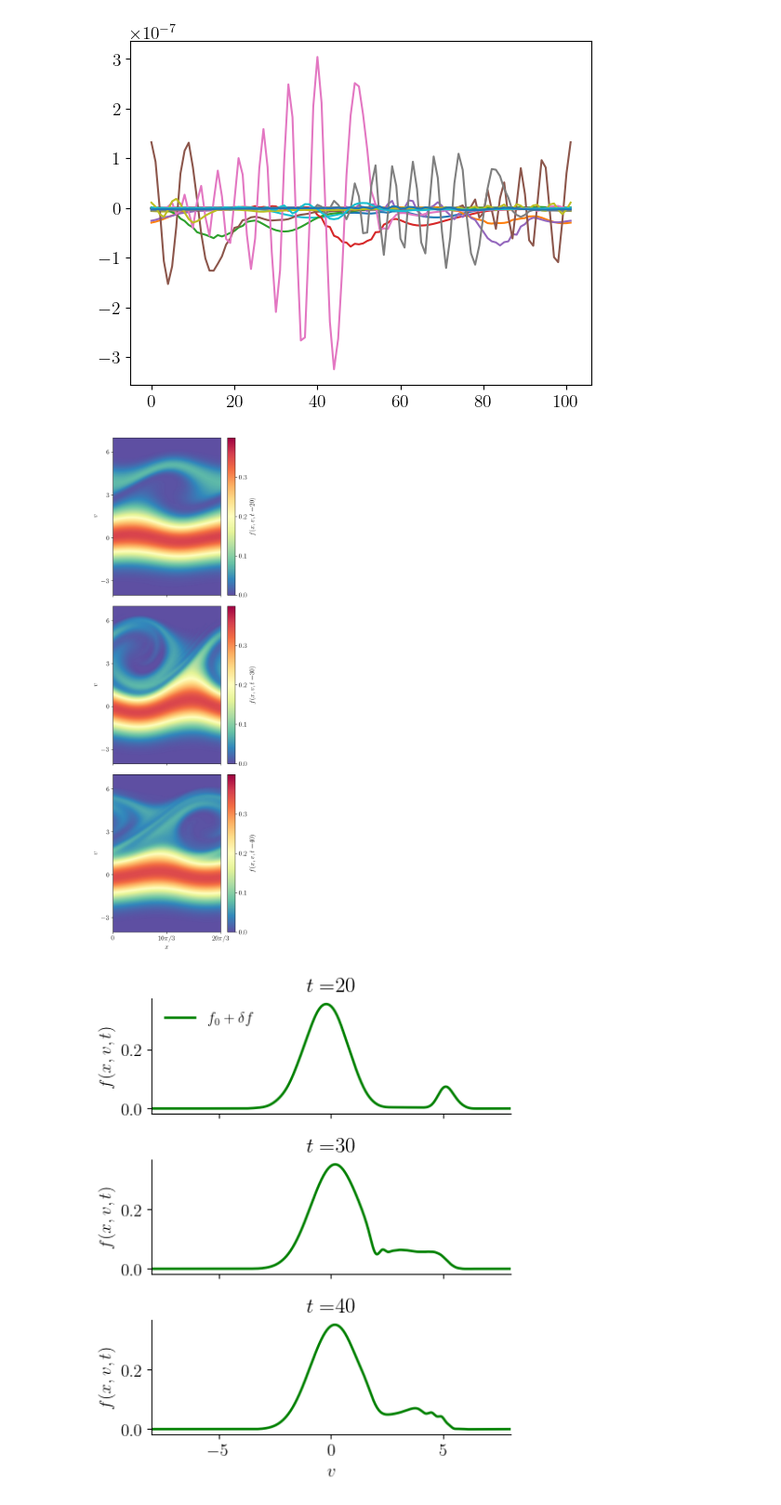
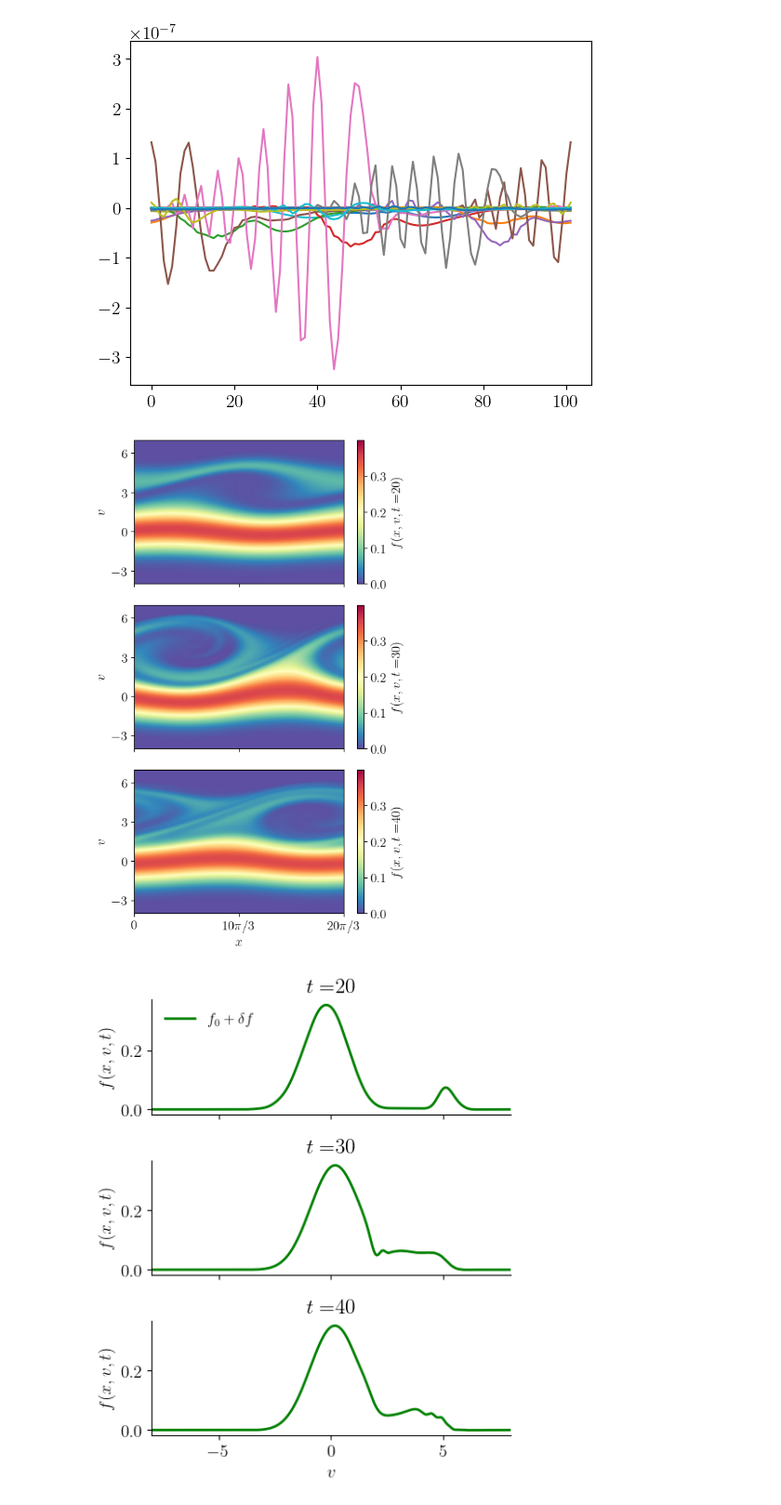
Before and after one commit to opaliss/mixed_methods, a Jupyter notebook: analysis/legendre/bump_on_tail_damping_legendre.ipynb, the cells around one changed output. Shown at 93% size. Cells and saved outputs as stored; diff of their text form; code cells hidden in the pictures.

```diff
--- a/analysis/legendre/bump_on_tail_damping_legendre.ipynb
+++ b/analysis/legendre/bump_on_tail_damping_legendre.ipynb
@@ -152,28 +152,28 @@ _ = plt.plot(state_e_midpoint[-1, :, ::200])
 [figure]
 # %%
 # plot the phase space evolution as a function of time
-fig, ax = plt.subplots(nrows=3, figsize=(5, 15), sharex=True)
+fig, ax = plt.subplots(nrows=3, figsize=(5, 8), sharex=True)
 for tt, ii in enumerate([len(sol_midpoint_t)//2, int(3*len(sol_midpoint_t)//4), -1]):
     ii = int(ii)
     distribution = np.zeros((len(x), len(v_)))
     for jj in range(setup.Nv_e):
         distribution += np.outer(state_e_midpoint[jj, :, ii], xi_legendre(v=v_, v_b=setup.v_b, v_a=setup.v_a, n=jj))
     pos = ax[tt].pcolormesh(x, v_, distribution.T, cmap="Spectral_r", vmin=0, vmax=0.4, shading="gouraud")
     ax[tt].set_yticks([-3, 0, 3, 6])
     ax[tt].set_ylabel("$v$")
     cbar = fig.colorbar(pos)
     cbar.ax.set_ylabel('$f(x, v, t=$' + str(int(sol_midpoint_t[ii])) + ")", rotation=90)
     cbar.ax.set_yticks([0, 0.1, 0.2, 0.3])
     #ax[tt].set_title("$f(x, v, t=$" + str(int(sol_midpoint_t[ii])) + ")")
     ax[tt].set_ylim(-4, 7)
 
 ax[tt].set_xlabel("$x$")
 ax[tt].set_xticks([0, 10*np.pi/3, 20*np.pi/3])
 ax[tt].set_xticklabels([r"0", r"$10\pi/3$", r"$20\pi/3$"])
 plt.tight_layout()
 plt.savefig("../../figures/legendre/bump_on_tail/bump_on_tail_evolution_legendre.png", dpi=600)
 # %% [output]
-[figure, old version]
+[figure, new version]
 # %%
 fig, ax = plt.subplots(nrows=3, figsize=(5, 6), sharex=True)
 for tt, ii in enumerate([2000, int(3*len(sol_midpoint_t)//4), -1]):
```
Also changed, not shown: 6 other files.
